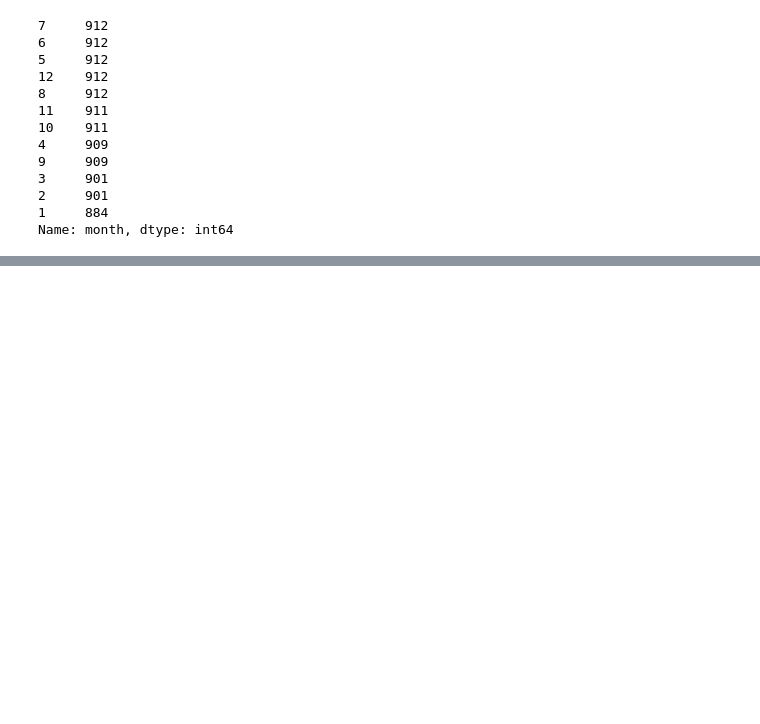
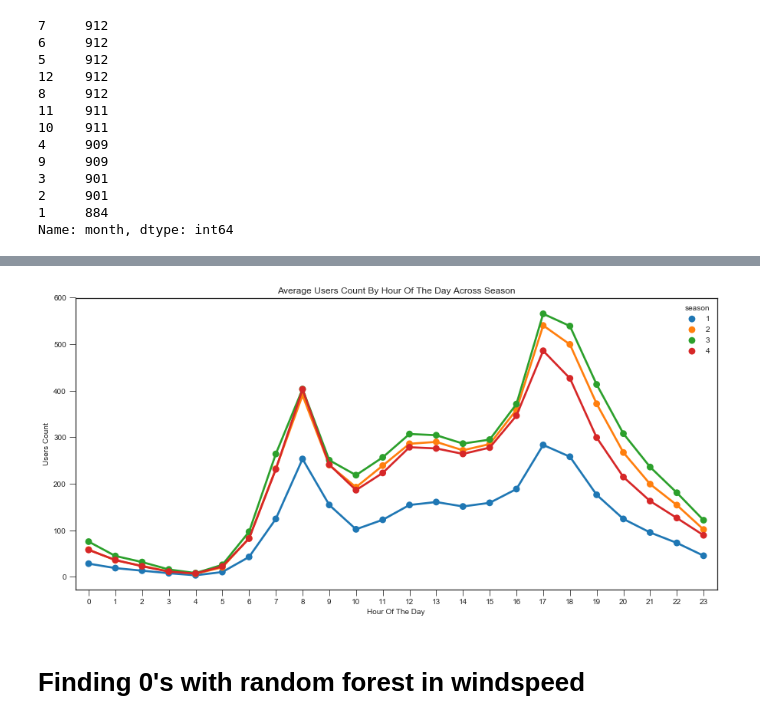
Before and after one commit to akhil111/bootcamp_mini_project, a Jupyter notebook: final_version.ipynb, the cells around one changed output, grey strips where cells are left out. Saved outputs shown, nothing was run; the diff lists cells and outputs as text; code cells hidden in the pictures; blank space fills up the shorter version.

```diff
--- a/final_version.ipynb
+++ b/final_version.ipynb
@@ -160,0 +176,13 @@ plt.show()
+# %%
+#sns.set_style("whitegrid")
+
+hourAggregated = pd.DataFrame(df.groupby(["hour","season"],sort=True)["count"].mean()).reset_index()
+sns.pointplot(x=hourAggregated["hour"], y=hourAggregated["count"],hue=hourAggregated["season"], data=hourAggregated, join=True)
+plt.xlabel('Hour Of The Day')
+plt.ylabel('Users Count')
+plt.title("Average Users Count By Hour Of The Day Across Season")
+plt.show()
+# %% [output]
+[figure, added]
+# %% [markdown]
+# Finding 0's with random forest in windspeed
```
Also changed, not shown: parts of 25 cells of this notebook.
